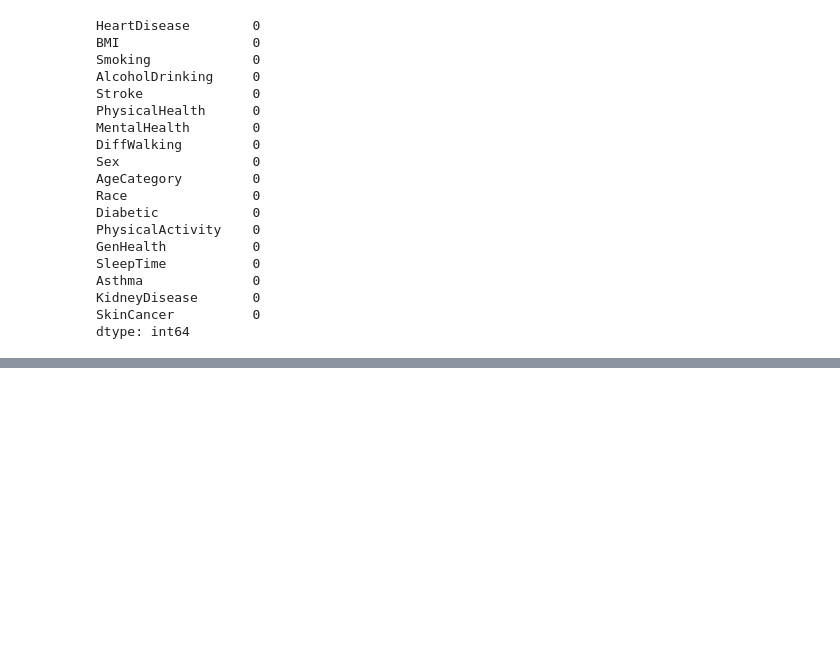
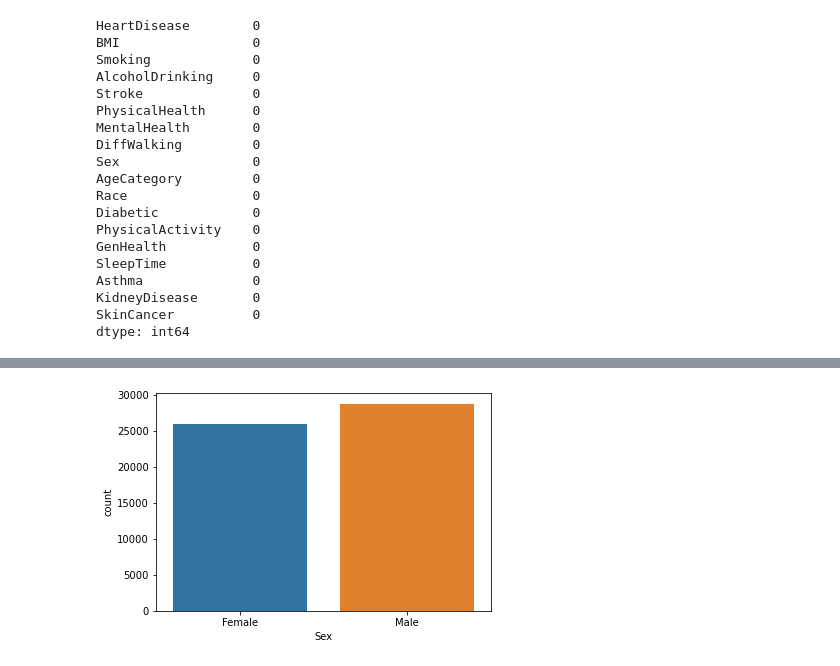
Before and after one commit to claudianopl/heart-disease-data-analysis, a Jupyter notebook: DataStack.ipynb, the cells around one changed output, grey strips where cells are left out. Saved outputs shown, nothing was run; the diff lists cells and outputs as text; code cells hidden in the pictures; blank space fills up the shorter version.

```diff
--- a/DataStack.ipynb
+++ b/DataStack.ipynb
@@ -54,0 +101,4 @@ dtype: int64
+# %%
+sns.countplot(x = x_heart_disease['Sex']);
+# %% [output]
+[figure, added]
```
Also changed, not shown: parts of 8 cells of this notebook, 1 other file.
